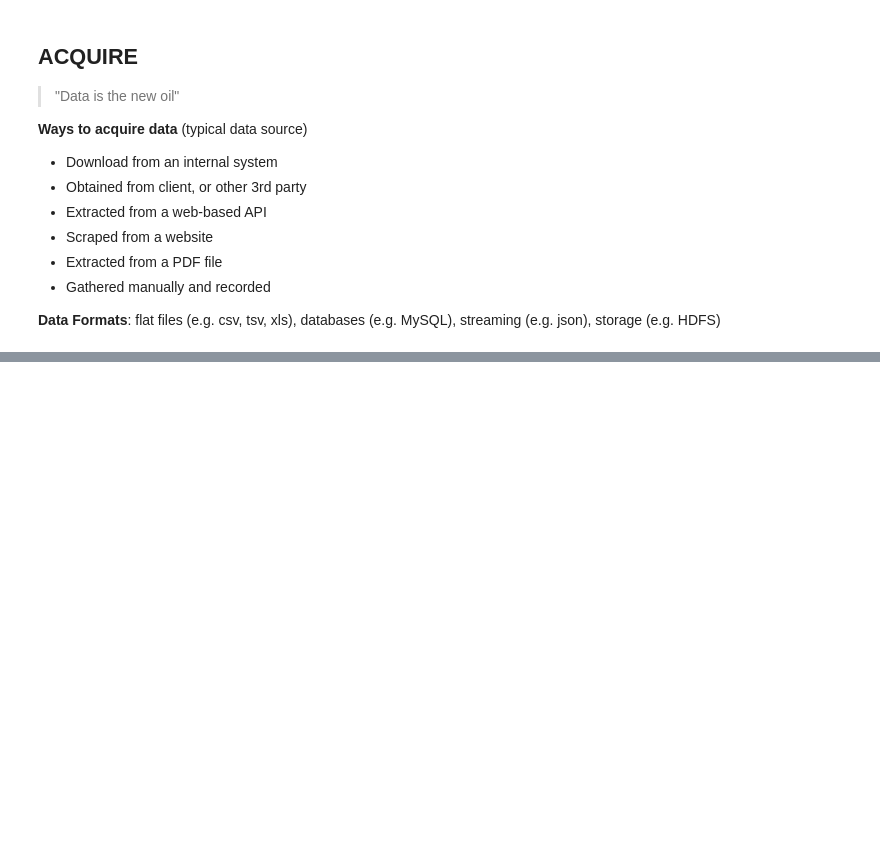
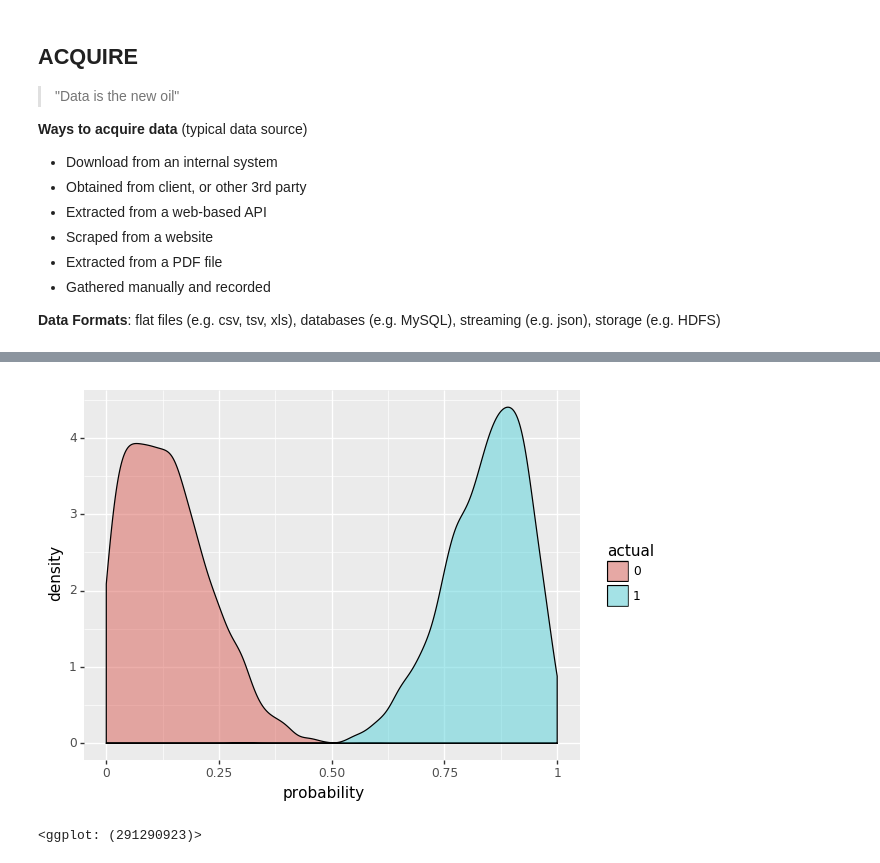
Before and after one commit to amitkaps/datascience, a Jupyter notebook: notebook.ipynb, the cells around one changed output, grey strips where cells are left out. Saved outputs shown, nothing was run; the diff lists cells and outputs as text; code cells hidden in the pictures; blank space fills up the shorter version.

```diff
--- a/notebook.ipynb
+++ b/notebook.ipynb
@@ -263,0 +335,5 @@ simple.predict(age=50, amount=240000)
+# %%
+ggplot(prediction_forest) + aes('probability', fill='actual') + geom_density(alpha = 0.5)
+# %% [output]
+[figure, added]
+<ggplot: (291290923)>
```
Also changed, not shown: parts of 66 cells of this notebook, 31 other files.
